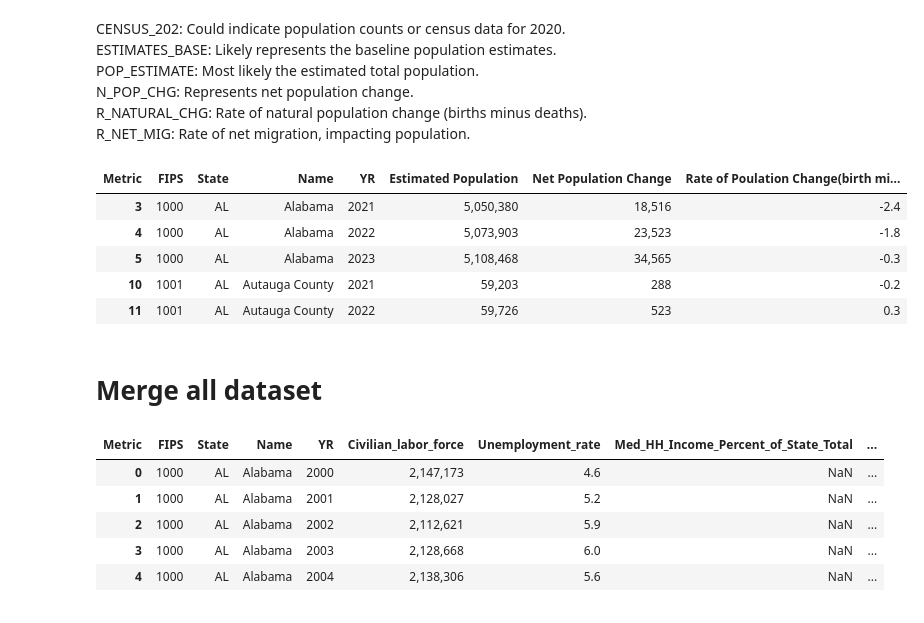
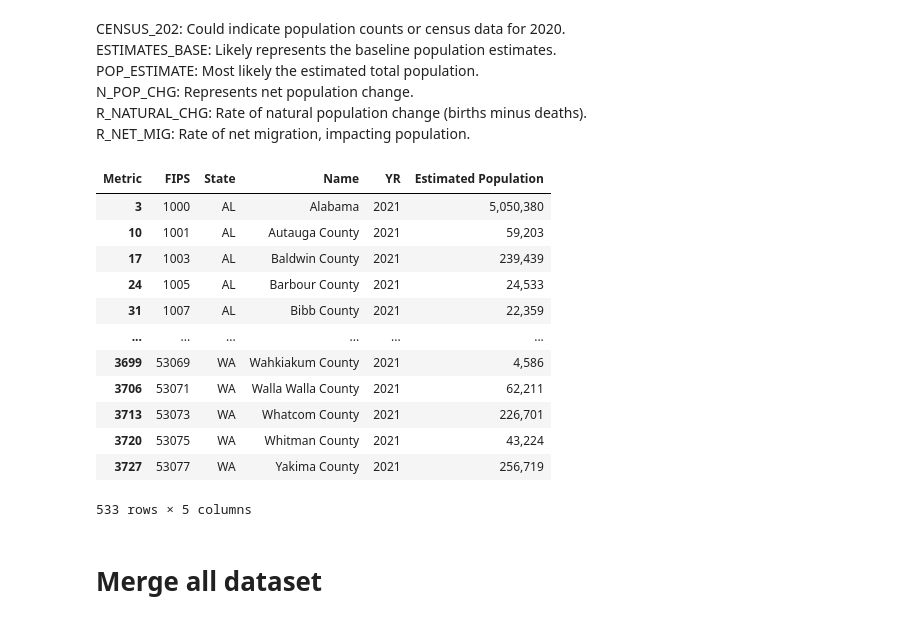
Before and after one commit to MIDS-at-Duke/opioids-2024-data-queens-king, a Jupyter notebook: USDA_data.ipynb, the cells around one changed output. Drawn from its saved outputs; the diff is of its cells as text; code cells hidden in the pictures.

```diff
--- a/USDA_data.ipynb
+++ b/USDA_data.ipynb
@@ -171,21 +190,30 @@ N_POP_CHG: Represents net population change.
 R_NATURAL_CHG: Rate of natural population change (births minus deaths).
 R_NET_MIG: Rate of net migration, impacting population.
 # %%
-population_data = population_filted_pivot[["FIPStxt", "State", "Area_Name", "YR", "POP_ESTIMATE", "N_POP_CHG", "R_NATURAL_CHG"]]
-population_data.rename(columns={'FIPStxt': 'FIPS'}, inplace=True)
-population_data.rename(columns={'Area_Name': 'Name'}, inplace=True)
-population_data.rename(columns={'POP_ESTIMATE': 'Estimated Population'}, inplace=True)
-population_data.rename(columns={'N_POP_CHG': 'Net Population Change'}, inplace=True)
-population_data.rename(columns={'R_NATURAL_CHG': 'Rate of Poulation Change(birth minus deaths)'}, inplace=True)
-population_data = population_data.dropna(subset=["Estimated Population", "Net Population Change", "Rate of Poulation Change(birth minus deaths)"])
-population_data.head(5)
+
+population2021_data=population_filted_pivot[population_filted_pivot["YR"]=="2021"]
+population2021_data = population2021_data[["FIPStxt", "State", "Area_Name", "YR", "POP_ESTIMATE"]]
+population2021_data.rename(columns={'FIPStxt': 'FIPS'}, inplace=True)
+population2021_data.rename(columns={'Area_Name': 'Name'}, inplace=True)
+population2021_data.rename(columns={'POP_ESTIMATE': 'Estimated Population'}, inplace=True)
+# population_data.rename(columns={'N_POP_CHG': 'Net Population Change'}, inplace=True)
+# population_data.rename(columns={'R_NATURAL_CHG': 'Rate of Poulation Change(birth minus deaths)'}, inplace=True)
+population2021_data = population2021_data.dropna(subset=["Estimated Population"])
+population2021_data
 # %% [output]
-| Metric | FIPS | State | Name | YR | Estimated Population | Net Population Change | Rate of Poulation Change(birth mi... |
-| 3 | 1000 | AL | Alabama | 2021 | 5,050,380 | 18,516 | -2.4 |
-| 4 | 1000 | AL | Alabama | 2022 | 5,073,903 | 23,523 | -1.8 |
-| 5 | 1000 | AL | Alabama | 2023 | 5,108,468 | 34,565 | -0.3 |
-| 10 | 1001 | AL | Autauga County | 2021 | 59,203 | 288 | -0.2 |
-| 11 | 1001 | AL | Autauga County | 2022 | 59,726 | 523 | 0.3 |
+| Metric | FIPS | State | Name | YR | Estimated Population |
+| 3 | 1000 | AL | Alabama | 2021 | 5,050,380 |
+| 10 | 1001 | AL | Autauga County | 2021 | 59,203 |
+| 17 | 1003 | AL | Baldwin County | 2021 | 239,439 |
+| 24 | 1005 | AL | Barbour County | 2021 | 24,533 |
+| 31 | 1007 | AL | Bibb County | 2021 | 22,359 |
+| ... | ... | ... | ... | ... | ... |
+| 3699 | 53069 | WA | Wahkiakum County | 2021 | 4,586 |
+| 3706 | 53071 | WA | Walla Walla County | 2021 | 62,211 |
+| 3713 | 53073 | WA | Whatcom County | 2021 | 226,701 |
+| 3720 | 53075 | WA | Whitman County | 2021 | 43,224 |
+| 3727 | 53077 | WA | Yakima County | 2021 | 256,719 |
+533 rows × 5 columns
 # %% [markdown]
 # Merge all dataset
 # %%
@@ -207,11 +229,2 @@ population_data['YR'] = population_data['YR'].astype('str')
 unemployment_all_data['YR'] = unemployment_all_data['YR'].astype('str')
-# %%
-unemployment_all_data.head(5)
-# %% [output]
-| Metric | FIPS | State | Name | YR | Civilian_labor_force | Unemployment_rate | Med_HH_Income_Percent_of_State_Total | ... |
-| 0 | 1000 | AL | Alabama | 2000 | 2,147,173 | 4.6 | NaN | ... |
-| 1 | 1000 | AL | Alabama | 2001 | 2,128,027 | 5.2 | NaN | ... |
-| 2 | 1000 | AL | Alabama | 2002 | 2,112,621 | 5.9 | NaN | ... |
-| 3 | 1000 | AL | Alabama | 2003 | 2,128,668 | 6.0 | NaN | ... |
-| 4 | 1000 | AL | Alabama | 2004 | 2,138,306 | 5.6 | NaN | ... |
 # %%
```
Also changed, not shown: parts of 14 cells of this notebook, 5 other files.
